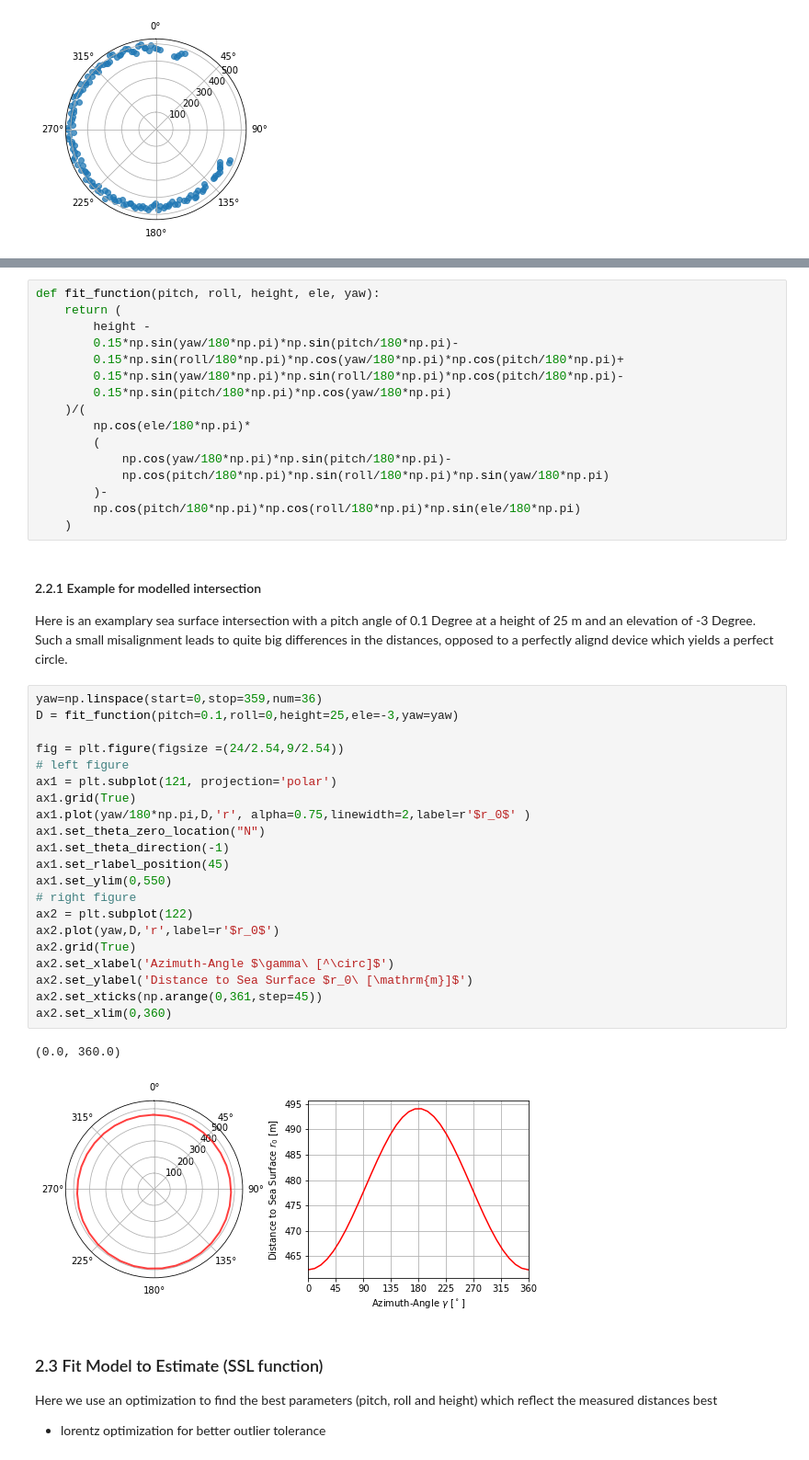
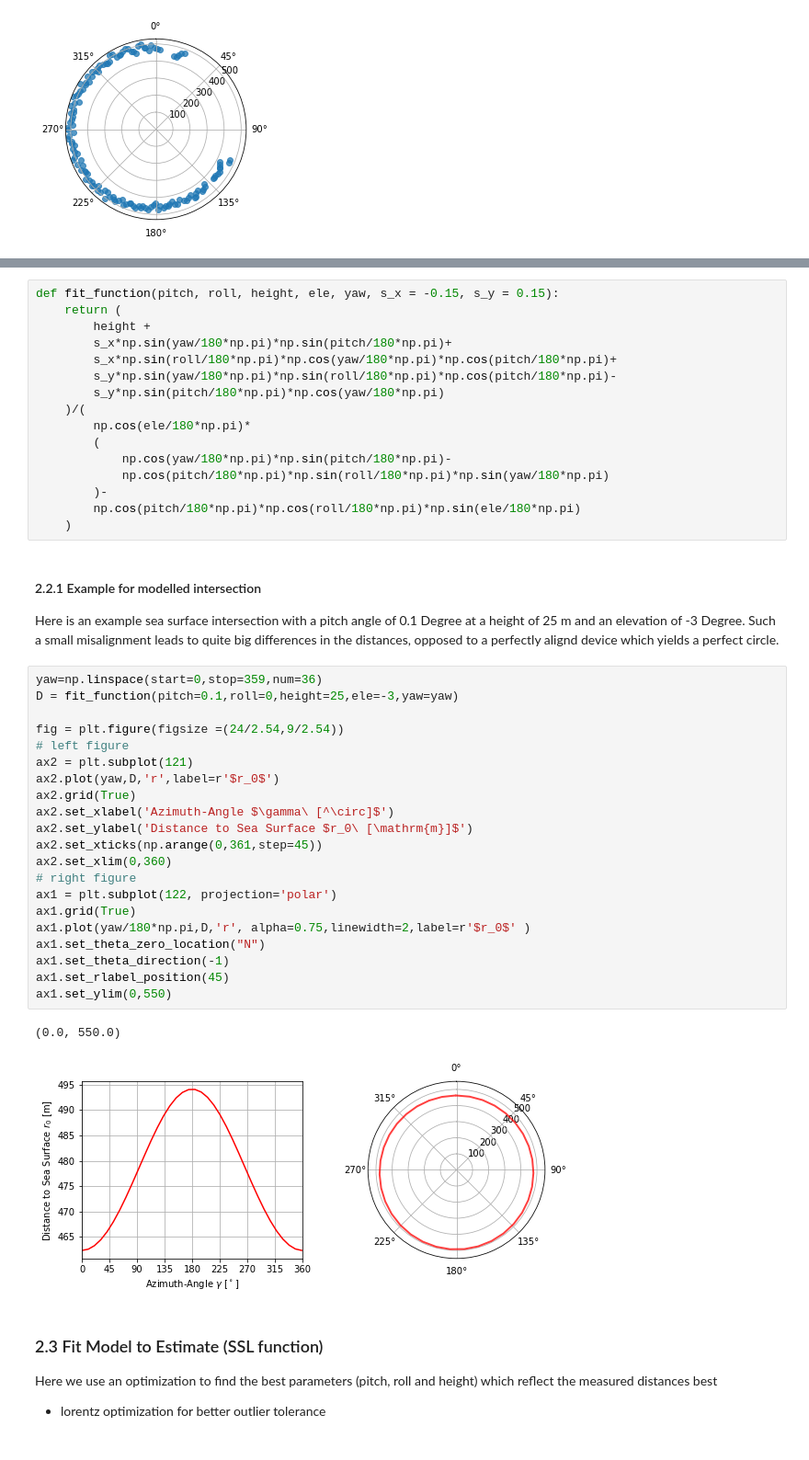
Before and after one commit to AndreasRott/Alignment_of_scanning_lidars_in_offshore_wind_farms, a Jupyter notebook: SSL/Sea_Surface_Leveling.ipynb, the cells around one changed output, grey strips where cells are left out. Shown: that part at 92% size. Saved outputs shown, nothing was run; the diff lists cells and outputs as text.

```diff
--- a/SSL/Sea_Surface_Leveling.ipynb
+++ b/SSL/Sea_Surface_Leveling.ipynb
@@ -201,13 +203,13 @@ $\displaystyle r$
 =
 $\displaystyle \frac{h + s_{x} \sin{\left(\gamma \right)} \sin{\left(\phi \right)} + s_{x} \sin{\left(\rho \right)} \cos{\left(\gamma \right)} \cos{\left(\phi \right)} + s_{y} \sin{\left(\gamma \right)} \sin{\left(\rho \right)} \cos{\left(\phi \right)} - s_{y} \sin{\left(\phi \right)} \cos{\left(\gamma \right)}}{- \sin{\left(\gamma \right)} \sin{\left(\rho \right)} \cos{\left(\phi \right)} \cos{\left(\varepsilon \right)} + \sin{\left(\phi \right)} \cos{\left(\gamma \right)} \cos{\left(\varepsilon \right)} - \sin{\left(\varepsilon \right)} \cos{\left(\phi \right)} \cos{\left(\rho \right)}}$
 # %%
-def fit_function(pitch, roll, height, ele, yaw):
+def fit_function(pitch, roll, height, ele, yaw, s_x = -0.15, s_y = 0.15):
     return (
-        height -
-        0.15*np.sin(yaw/180*np.pi)*np.sin(pitch/180*np.pi)-
-        0.15*np.sin(roll/180*np.pi)*np.cos(yaw/180*np.pi)*np.cos(pitch/180*np.pi)+
-        0.15*np.sin(yaw/180*np.pi)*np.sin(roll/180*np.pi)*np.cos(pitch/180*np.pi)-
-        0.15*np.sin(pitch/180*np.pi)*np.cos(yaw/180*np.pi)
+        height +
+        s_x*np.sin(yaw/180*np.pi)*np.sin(pitch/180*np.pi)+
+        s_x*np.sin(roll/180*np.pi)*np.cos(yaw/180*np.pi)*np.cos(pitch/180*np.pi)+
+        s_y*np.sin(yaw/180*np.pi)*np.sin(roll/180*np.pi)*np.cos(pitch/180*np.pi)-
+        s_y*np.sin(pitch/180*np.pi)*np.cos(yaw/180*np.pi)
     )/(
         np.cos(ele/180*np.pi)*
         (
@@ -218,31 +220,31 @@ def fit_function(pitch, roll, height, ele, yaw):
     )
 # %% [markdown]
 #### 2.2.1 Example for modelled intersection
-Here is an examplary sea surface intersection with a pitch angle of 0.1 Degree at a height of 25 m and an elevation of -3 Degree. Such a small misalignment leads to quite big differences in the distances, opposed to a perfectly alignd device which yields a perfect circle.
+Here is an example sea surface intersection with a pitch angle of 0.1 Degree at a height of 25 m and an elevation of -3 Degree. Such a small misalignment leads to quite big differences in the distances, opposed to a perfectly alignd device which yields a perfect circle.
 # %%
 yaw=np.linspace(start=0,stop=359,num=36)
 D = fit_function(pitch=0.1,roll=0,height=25,ele=-3,yaw=yaw)
 
 fig = plt.figure(figsize =(24/2.54,9/2.54))
 # left figure
-ax1 = plt.subplot(121, projection='polar')
+ax2 = plt.subplot(121)
+ax2.plot(yaw,D,'r',label=r'$r_0$')
+ax2.grid(True)
+ax2.set_xlabel('Azimuth-Angle $\gamma\ [^\circ]$')
+ax2.set_ylabel('Distance to Sea Surface $r_0\ [\mathrm{m}]$')
+ax2.set_xticks(np.arange(0,361,step=45))
+ax2.set_xlim(0,360)
+# right figure
+ax1 = plt.subplot(122, projection='polar')
 ax1.grid(True)
 ax1.plot(yaw/180*np.pi,D,'r', alpha=0.75,linewidth=2,label=r'$r_0$' )
 ax1.set_theta_zero_location("N")
 ax1.set_theta_direction(-1)
 ax1.set_rlabel_position(45)
 ax1.set_ylim(0,550)
-# right figure
-ax2 = plt.subplot(122)
-ax2.plot(yaw,D,'r',label=r'$r_0$')
-ax2.grid(True)
-ax2.set_xlabel('Azimuth-Angle $\gamma\ [^\circ]$')
-ax2.set_ylabel('Distance to Sea Surface $r_0\ [\mathrm{m}]$')
-ax2.set_xticks(np.arange(0,361,step=45))
-ax2.set_xlim(0,360)
 # %% [output]
-(0.0, 360.0)
+(0.0, 550.0)
-[figure, old version]
+[figure, new version]
 # %% [markdown]
 ### 2.3 Fit Model to Estimate (SSL function)
 Here we use an optimization to find the best parameters (pitch, roll and height) which reflect the measured distances best
```
Also changed, not shown: parts of 21 cells of this notebook.
